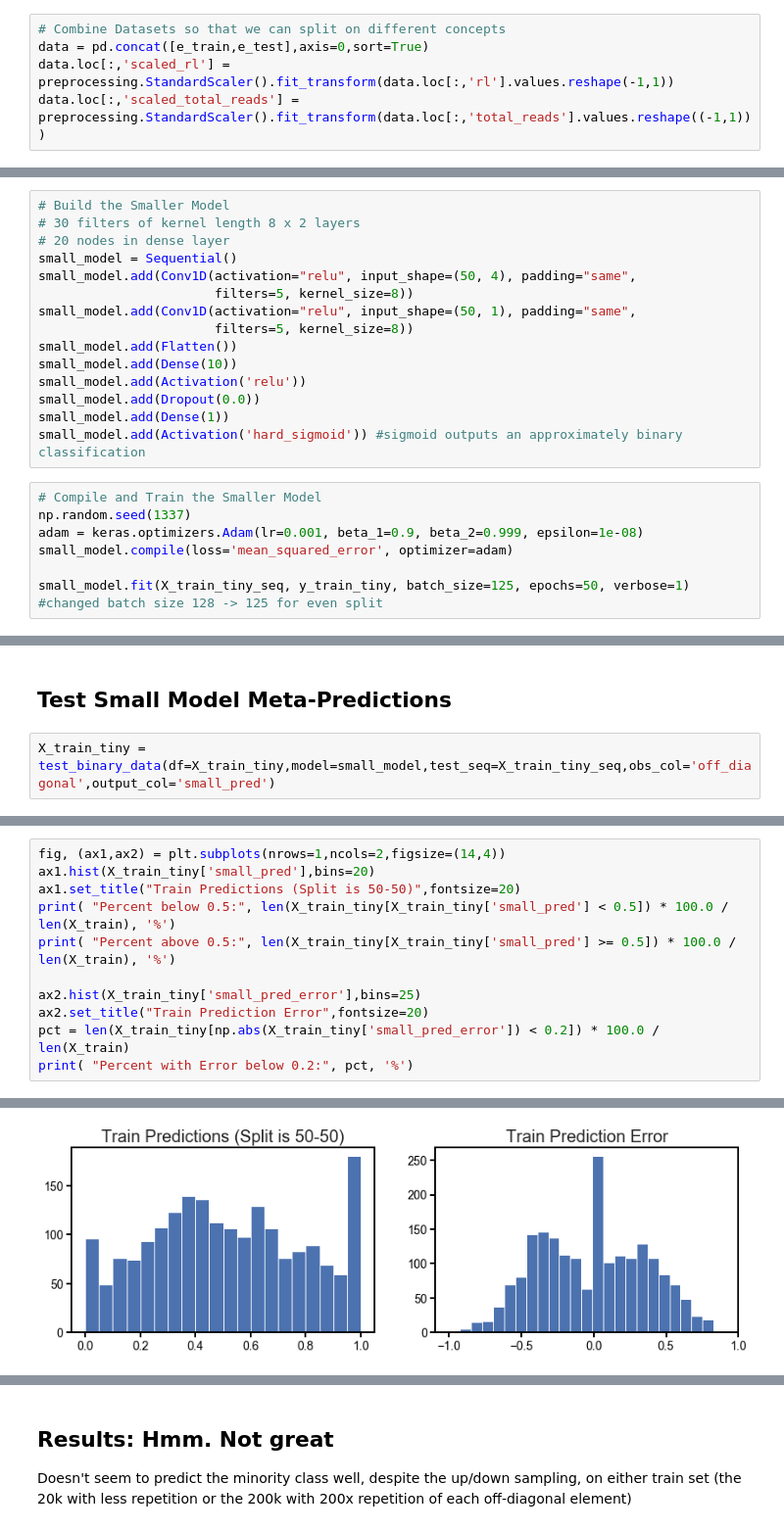
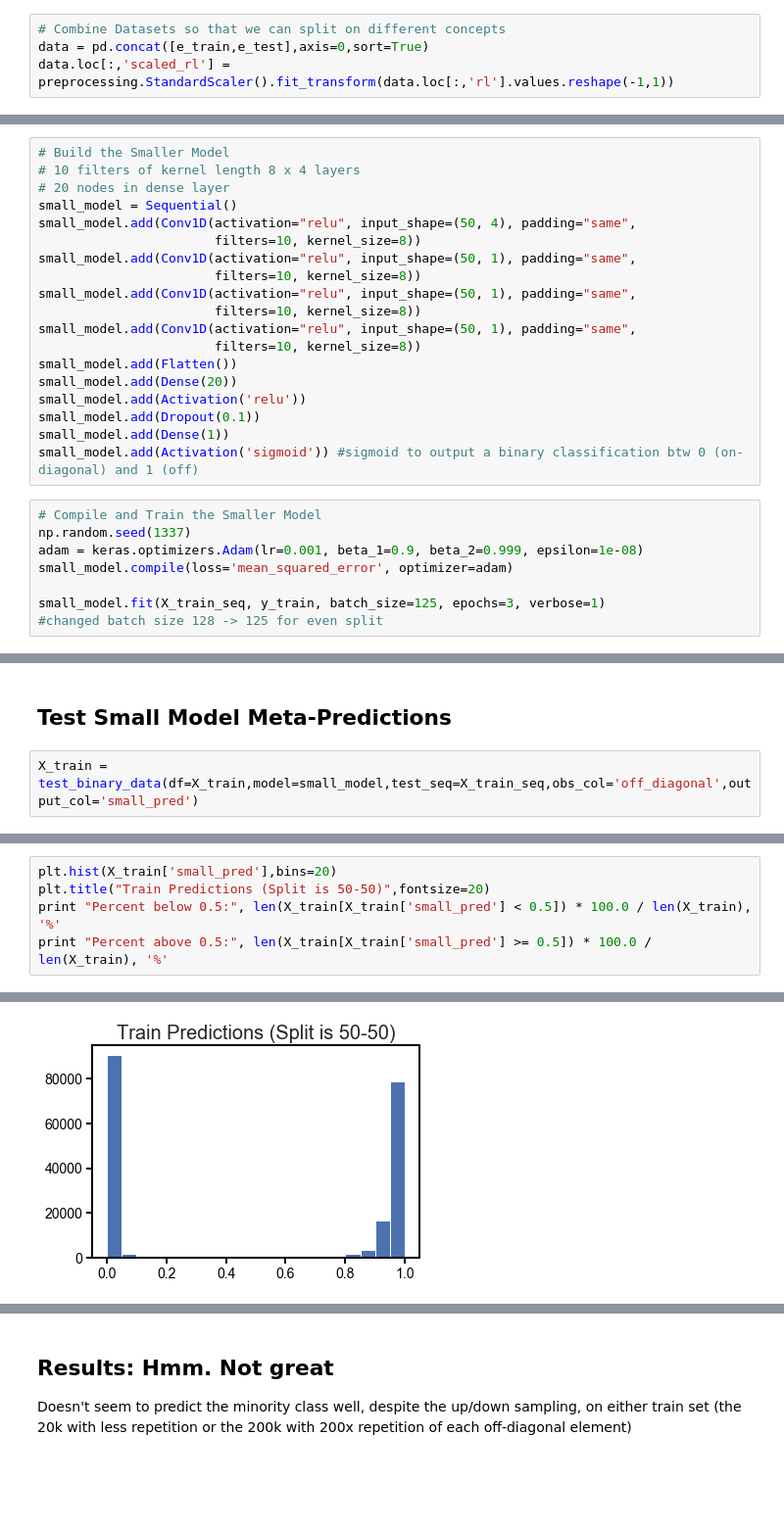
Before and after one commit to laueste/human_5utr_modeling, a Jupyter notebook: modeling/8_training_MRL_CNN_DistillationOffDiagonals.ipynb, the cells around one changed output, grey strips where cells are left out. Shown at 98% size. Drawn from its saved outputs; the diff is of its cells as text; blank space fills up the shorter version.

```diff
--- a/modeling/8_training_MRL_CNN_DistillationOffDiagonals.ipynb
+++ b/modeling/8_training_MRL_CNN_DistillationOffDiagonals.ipynb
@@ -282,6 +216,5 @@ plot_auth = jointgrid_plot([e_train,e_test],alphas=[0.3,0.5],yheader='auth_pred'
 # Combine Datasets so that we can split on different concepts
 data = pd.concat([e_train,e_test],axis=0,sort=True)
 data.loc[:,'scaled_rl'] = preprocessing.StandardScaler().fit_transform(data.loc[:,'rl'].values.reshape(-1,1))
-data.loc[:,'scaled_total_reads'] = preprocessing.StandardScaler().fit_transform(data.loc[:,'total_reads'].values.reshape((-1,1)))
 # %%
 # Add MFE Data Now (for later usage)
@@ -390,25 +323,29 @@ y_test = X_test['off_diagonal'].values
 ## Make Small Model with No Additional Information than Main Model
 # %%
 # Build the Smaller Model
-# 30 filters of kernel length 8 x 2 layers
+# 10 filters of kernel length 8 x 4 layers
 # 20 nodes in dense layer
 small_model = Sequential()
 small_model.add(Conv1D(activation="relu", input_shape=(50, 4), padding="same",
-                       filters=5, kernel_size=8))
+                       filters=10, kernel_size=8))
 small_model.add(Conv1D(activation="relu", input_shape=(50, 1), padding="same",
-                       filters=5, kernel_size=8))
+                       filters=10, kernel_size=8))
+small_model.add(Conv1D(activation="relu", input_shape=(50, 1), padding="same",
+                       filters=10, kernel_size=8))
+small_model.add(Conv1D(activation="relu", input_shape=(50, 1), padding="same",
+                       filters=10, kernel_size=8))
 small_model.add(Flatten())
-small_model.add(Dense(10))
+small_model.add(Dense(20))
 small_model.add(Activation('relu'))
-small_model.add(Dropout(0.0))
+small_model.add(Dropout(0.1))
 small_model.add(Dense(1))
-small_model.add(Activation('hard_sigmoid')) #sigmoid outputs an approximately binary classification
+small_model.add(Activation('sigmoid')) #sigmoid to output a binary classification btw 0 (on-diagonal) and 1 (off)
 # %%
 # Compile and Train the Smaller Model
 np.random.seed(1337)
 adam = keras.optimizers.Adam(lr=0.001, beta_1=0.9, beta_2=0.999, epsilon=1e-08)
 small_model.compile(loss='mean_squared_error', optimizer=adam)
 
-small_model.fit(X_train_tiny_seq, y_train_tiny, batch_size=125, epochs=50, verbose=1)
+small_model.fit(X_train_seq, y_train, batch_size=125, epochs=3, verbose=1)
 #changed batch size 128 -> 125 for even split
 # %% [output]
@@ -433,7 +359,7 @@ Epoch 50/50
 # %% [markdown]
 ## Test Small Model Meta-Predictions
 # %%
-X_train_tiny = test_binary_data(df=X_train_tiny,model=small_model,test_seq=X_train_tiny_seq,obs_col='off_diagonal',output_col='small_pred')
+X_train = test_binary_data(df=X_train,model=small_model,test_seq=X_train_seq,obs_col='off_diagonal',output_col='small_pred')
 # %%
 X_test = test_binary_data(df=X_test,model=small_model,test_seq=X_test_seq,obs_col='off_diagonal',output_col='small_pred')
 X_test_minority = test_binary_data(df=X_test_minority,model=small_model,
@@ -447,12 +367,6 @@ See the caveats in the documentation: http://pandas.pydata.org/pandas-docs/stabl
 # %%
-fig, (ax1,ax2) = plt.subplots(nrows=1,ncols=2,figsize=(14,4))
-ax1.hist(X_train_tiny['small_pred'],bins=20)
-ax1.set_title("Train Predictions (Split is 50-50)",fontsize=20)
-print( "Percent below 0.5:", len(X_train_tiny[X_train_tiny['small_pred'] < 0.5]) * 100.0 / len(X_train), '%')
-print( "Percent above 0.5:", len(X_train_tiny[X_train_tiny['small_pred'] >= 0.5]) * 100.0 / len(X_train), '%')
-
-ax2.hist(X_train_tiny['small_pred_error'],bins=25)
-ax2.set_title("Train Prediction Error",fontsize=20)
-pct = len(X_train_tiny[np.abs(X_train_tiny['small_pred_error']) < 0.2]) * 100.0 / len(X_train)
-print( "Percent with Error below 0.2:", pct, '%')
+plt.hist(X_train['small_pred'],bins=20)
+plt.title("Train Predictions (Split is 50-50)",fontsize=20)
+print "Percent below 0.5:", len(X_train[X_train['small_pred'] < 0.5]) * 100.0 / len(X_train), '%'
+print "Percent above 0.5:", len(X_train[X_train['small_pred'] >= 0.5]) * 100.0 / len(X_train), '%'
 # %% [output]
@@ -462 +375 @@ Percent with Error below 0.2: 0.3345 %
-[figure, old version]
+[figure, new version]
```
Also changed, not shown: parts of 56 cells of this notebook.
